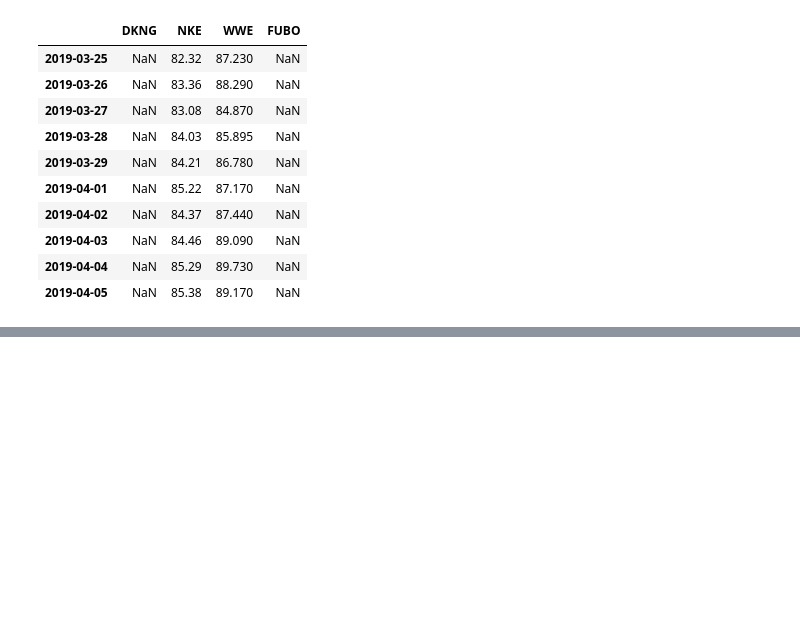
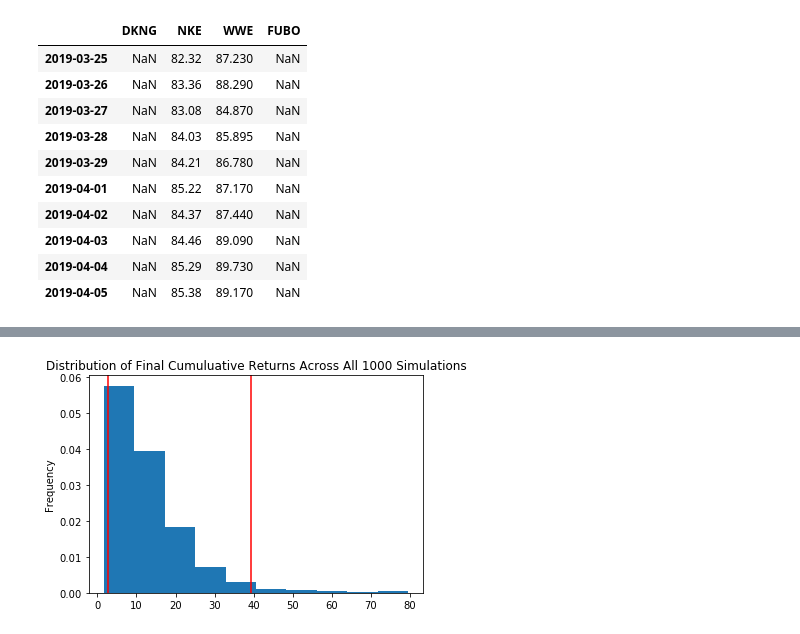
Before and after one commit to niallpwright/group2, a Jupyter notebook: Nick_sports_stocks.ipynb, the cells around one changed output, grey strips where cells are left out. Saved outputs shown, nothing was run; the diff lists cells and outputs as text; code cells hidden in the pictures; blank space fills up the shorter version.

```diff
--- a/Nick_sports_stocks.ipynb
+++ b/Nick_sports_stocks.ipynb
@@ -84,0 +161,5 @@ nick_portfolio_prices.to_csv('nick_portfolio.csv')
+# %%
+# Plot probability distribution and confidence intervals
+mc_3_year_dist = mc_3_year.plot_distribution()
+# %% [output]
+[figure, added]
```
Also changed, not shown: parts of 22 cells of this notebook, 1 other file.
